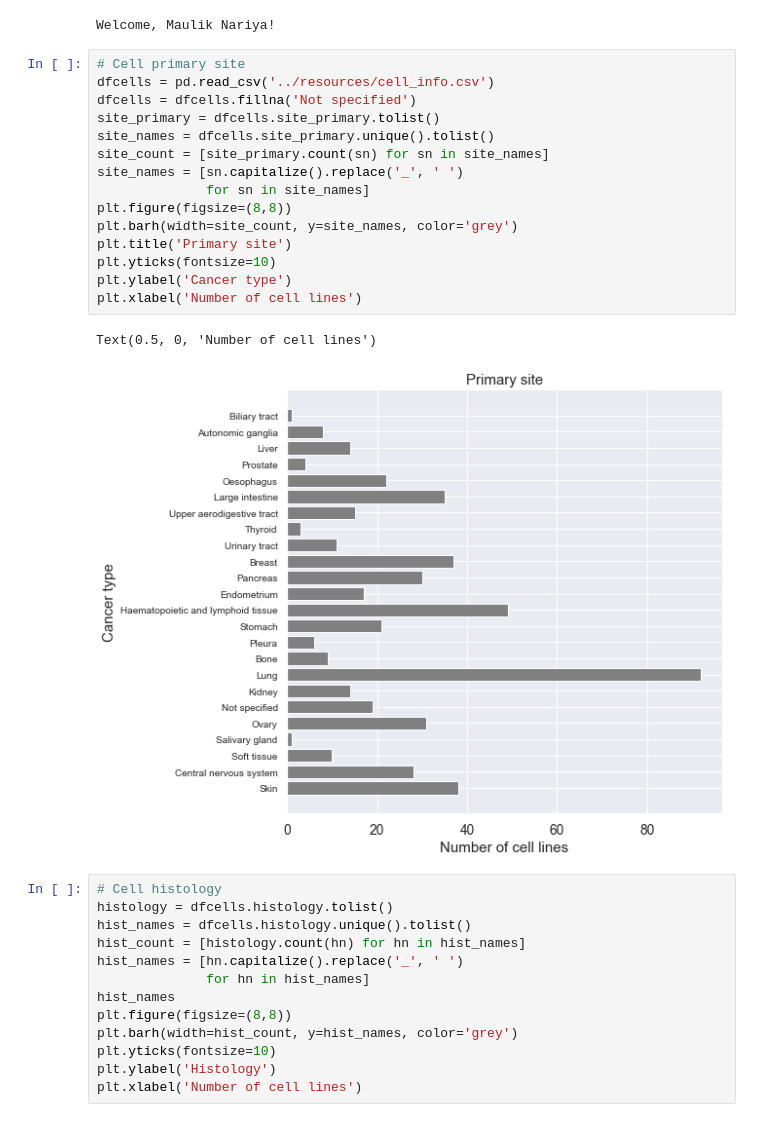
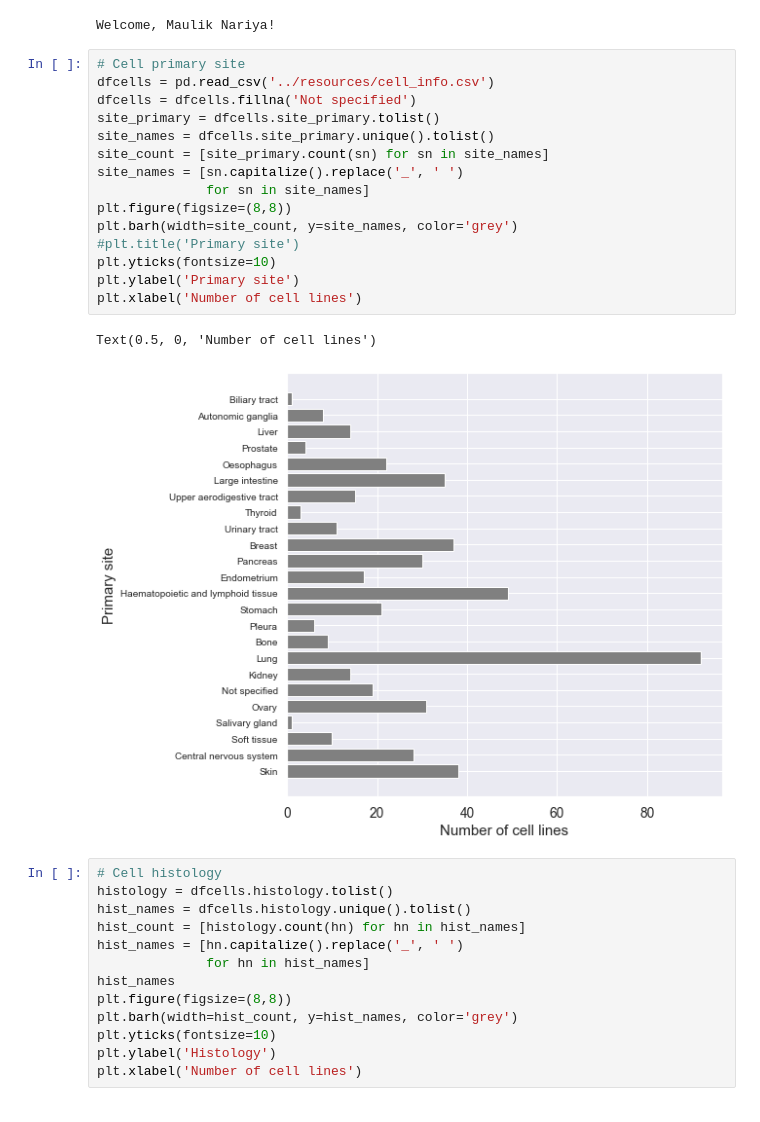
Before and after one commit to mauliknariya/lsp_ctd2_panacea, a Jupyter notebook: main/data_exploration.ipynb, the cells around one changed output. Drawn from its saved outputs; the diff is of its cells as text.

```diff
--- a/main/data_exploration.ipynb
+++ b/main/data_exploration.ipynb
@@ -22,21 +22,21 @@ Welcome, Maulik Nariya!
 # %%
 # Cell primary site
 dfcells = pd.read_csv('../resources/cell_info.csv')
 dfcells = dfcells.fillna('Not specified')
 site_primary = dfcells.site_primary.tolist()
 site_names = dfcells.site_primary.unique().tolist()
 site_count = [site_primary.count(sn) for sn in site_names]
 site_names = [sn.capitalize().replace('_', ' ')
               for sn in site_names]
 plt.figure(figsize=(8,8))
 plt.barh(width=site_count, y=site_names, color='grey')
-plt.title('Primary site')
+#plt.title('Primary site')
 plt.yticks(fontsize=10)
-plt.ylabel('Cancer type')
+plt.ylabel('Primary site')
 plt.xlabel('Number of cell lines')
 # %% [output]
 Text(0.5, 0, 'Number of cell lines')
-[figure, old version]
+[figure, new version]
 # %%
 # Cell histology
 histology = dfcells.histology.tolist()
```
